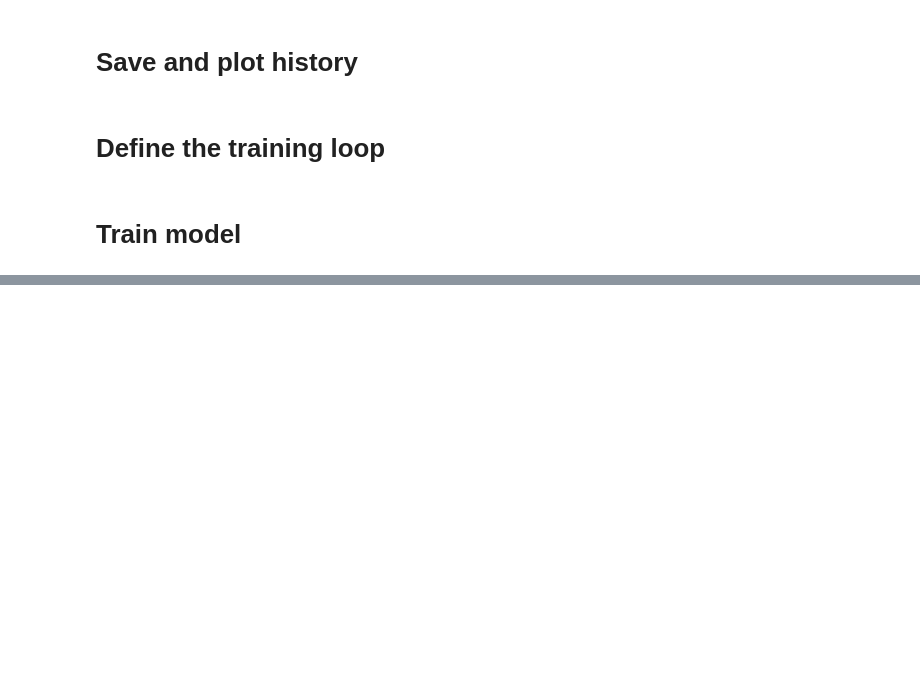
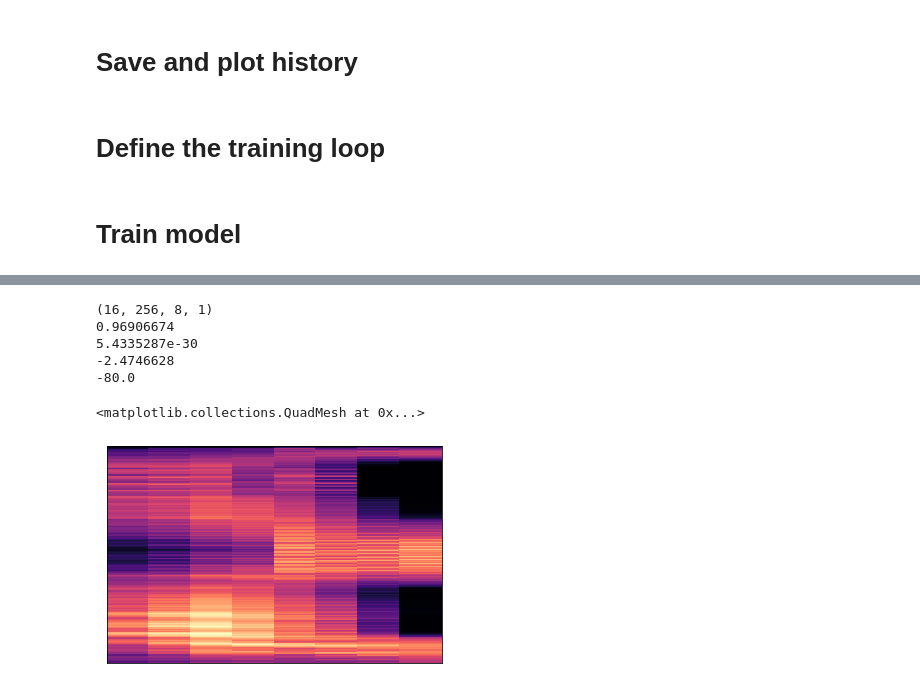
Before and after one commit to MrCogito/Spectrogram-Generator, a Jupyter notebook: Model.ipynb, the cells around one changed output, grey strips where cells are left out. Cells and saved outputs as stored; diff of their text form; code cells hidden in the pictures; blank space fills up the shorter version.

```diff
--- a/Model.ipynb
+++ b/Model.ipynb
@@ -433,17 +423,25 @@ generate_and_save_images(generator, 60, seed)
 # %%
 import librosa
 import librosa.display
-zaladowane = np.load('/content/gdrive/MyDrive/Inzynierka/Data/Results/v1/v1_259.npy')
+zaladowane = np.load('/content/gdrive/MyDrive/Inzynierka/Data/Results_mel/v1/v1_129.npy')
 #zaladowane = np.load('/content/gdrive/MyDrive/Inzynierka/Data/en_spectrogram_tensor/common_voice_en_22677141.mp3.npy')
 print(zaladowane.shape)
 #print(zaladowane[6])
 print(np.max(zaladowane))
 print(np.min(zaladowane))
-normalized = (zaladowane * 80) - 80
-print(np.max(normalized))
-print(np.min(normalized))
-
+zaladowane = (zaladowane * 80) - 80
+print(np.max(zaladowane))
+print(np.min(zaladowane))
+#print(zaladowane)
 #librosa.display.specshow(spectest)
-#librosa.display.specshow((zaladowane[4].reshape(256,14)))
-librosa.display.specshow((normalized[12].reshape(256,14)))
+librosa.display.specshow((zaladowane[1].reshape(256,8)))
+#librosa.display.specshow((normalized[1].reshape(256,16)))
 #print(normalized[2])
+# %% [output]
+(16, 256, 8, 1)
+0.96906674
+5.4335287e-30
+-2.4746628
+-80.0
+<matplotlib.collections.QuadMesh at 0x...>
+[figure, added]
```
Also changed, not shown: parts of 29 cells of this notebook.
